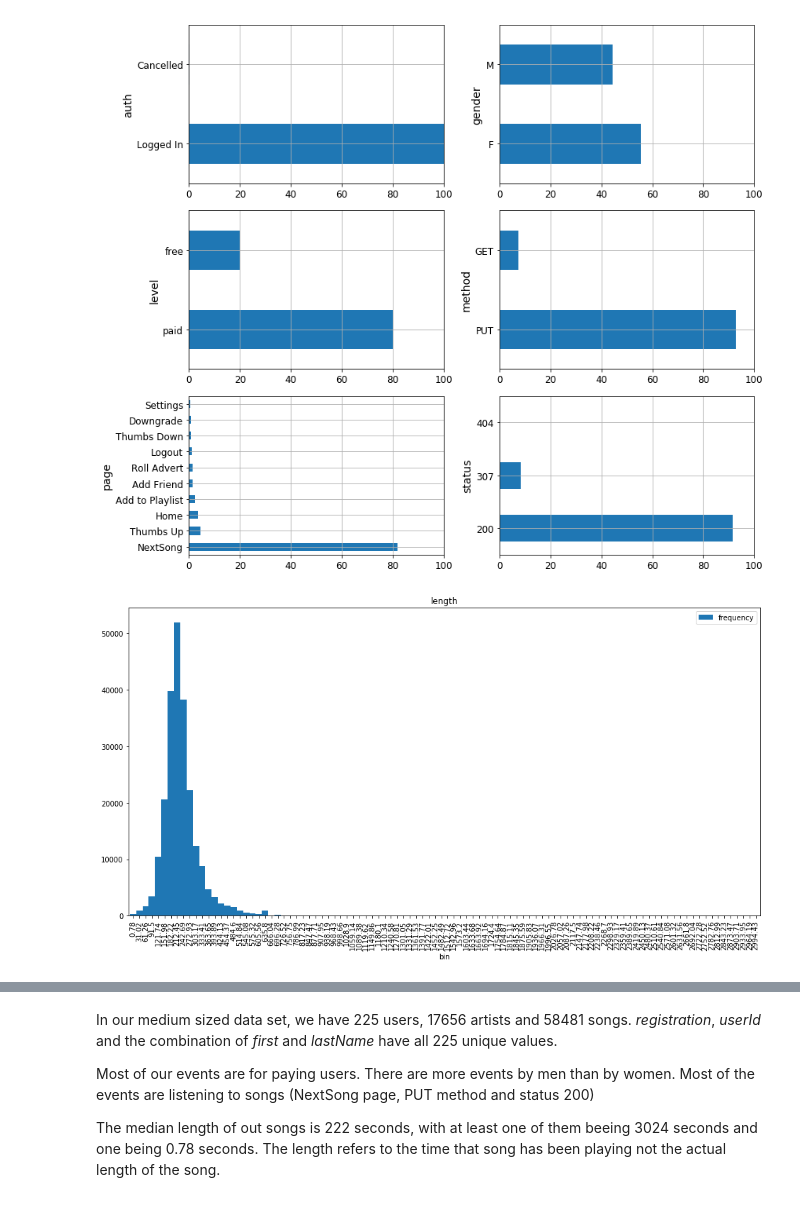
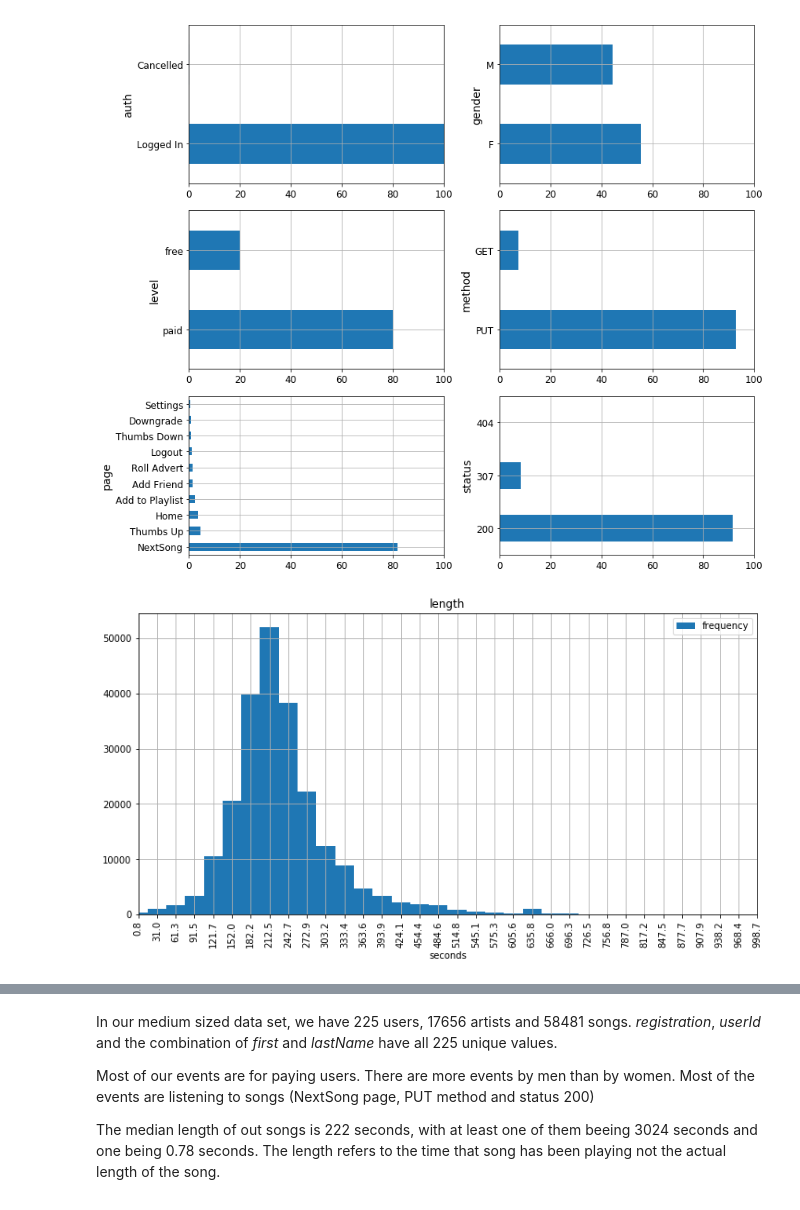
Before and after one commit to pedro-hf/sparkify, a Jupyter notebook: Sparkify.ipynb, the cells around one changed output, grey strips where cells are left out. Drawn from its saved outputs; the diff is of its cells as text; code cells hidden in the pictures.

```diff
--- a/Sparkify.ipynb
+++ b/Sparkify.ipynb
@@ -250,15 +250,20 @@ fig.savefig('pictures/categorical_features_barplot.png')
 # %%
 def spark_hist(x, data, bins=11):
     hist = data.select(x).dropna().rdd.flatMap(lambda x: x).histogram(bins)
-    hist_round = zip(list(np.round(hist[0], 2)), hist[1])
+    hist_round = zip(list(np.round(hist[0], 1)), hist[1])
+    fig, ax = plt.subplots(figsize=(12,6))
     pd.DataFrame(
         hist_round,
         columns=['bin', 'frequency']
     ).set_index(
         'bin'
-    ).plot(kind='bar', width =1, figsize=(16,8), label=x);
+    ).plot(kind='bar', width =1, label=x, ax=ax);
     plt.title(x)
+    plt.xlabel('seconds')
+    plt.xlim([0, bins // 3])
+    plt.grid()
+    return fig
 # %%
-spark_hist(x='length', data=event_log, bins=100)
+fig = spark_hist(x='length', data=event_log, bins=100)
 # %% [output]
-[figure, old version]
+[figure, new version]
```
Also changed, not shown: parts of 9 cells of this notebook, 2 other files.
